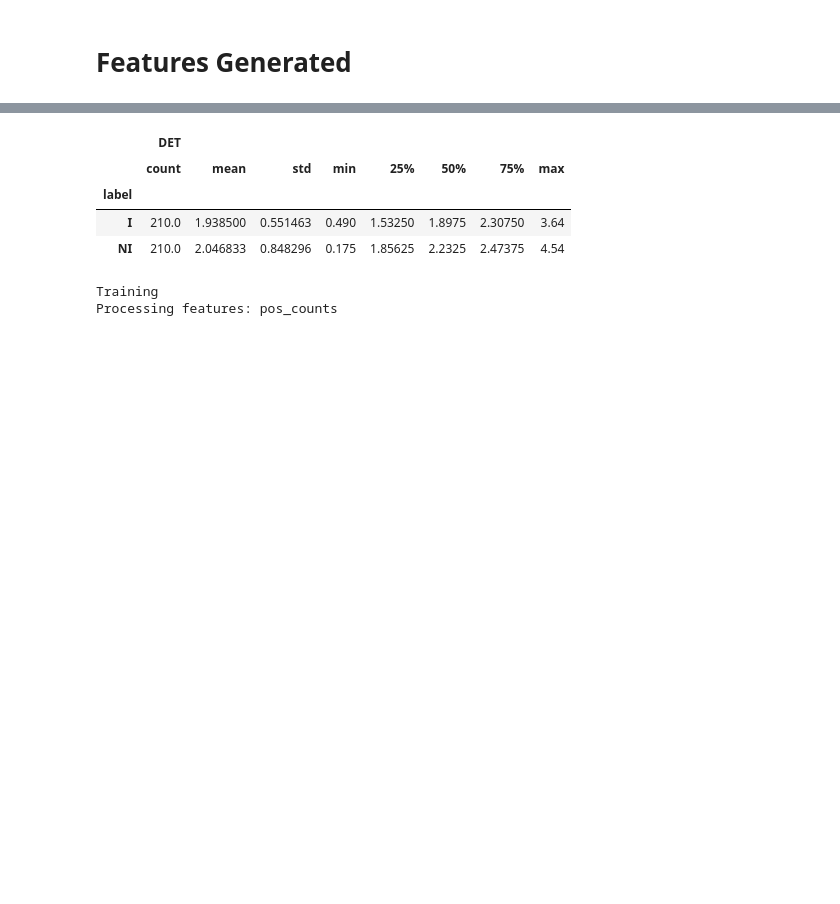
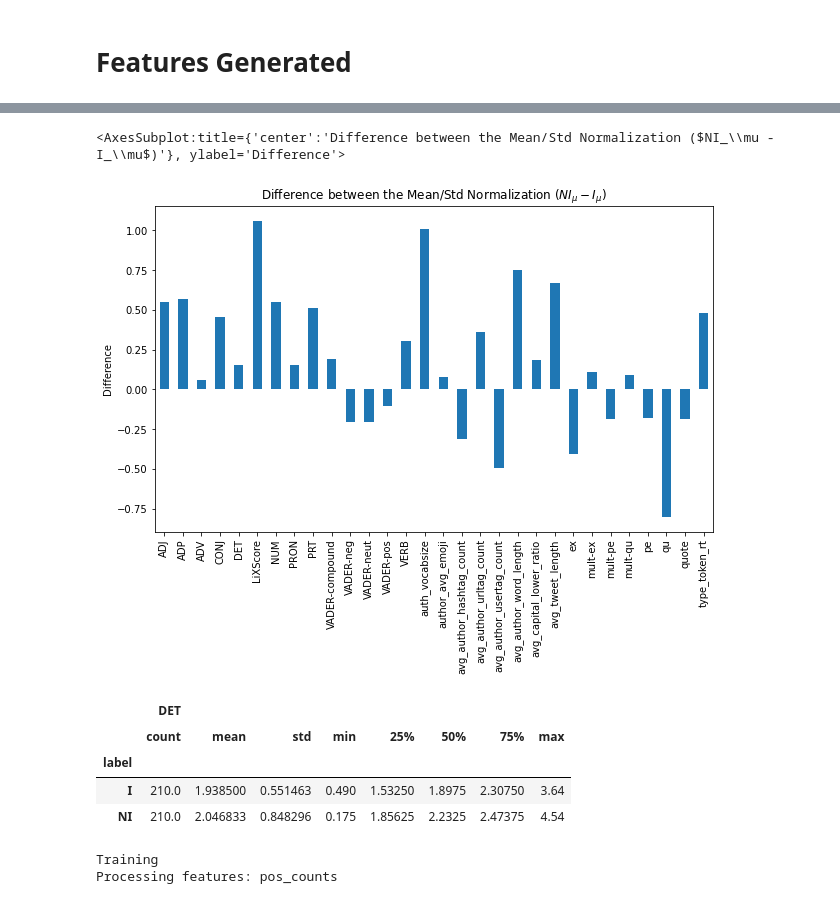
Before and after one commit to tfnribeiro/zenodo-PAN22-aut-prof-irony-stereotype, a Jupyter notebook: Data Analysis.ipynb, the cells around one changed output, grey strips where cells are left out. Drawn from its saved outputs; the diff is of its cells as text; code cells hidden in the pictures; blank space fills up the shorter version.

Commit message:
Added template + Data Analysis graphs + Emojis

```diff
--- a/Data Analysis.ipynb
+++ b/Data Analysis.ipynb
@@ -314,8 +365,3 @@ else:
     int_features_df = int_features_df.rename(columns={'Unnamed: 0':'File'})
     int_features_df = int_features_df.set_index("File")
     int_features_df
-# %%
-int_features_df = pd.read_csv('pd_X_features.csv')
-int_features_df = int_features_df.rename(columns={'Unnamed: 0':'File'})
-int_features_df = int_features_df.set_index("File")
-int_features_df
@@ -336,3 +388,12 @@ array([[ 6.245     ,  0.27565659,  3.89671154, ...,  0.285     ,
+# %%
+normalize_df = (int_features_df-int_features_df.mean())/int_features_df.std()
+# %%
+differance = normalize_df[int_features_df.label == 'NI'].mean() - normalize_df[int_features_df.label == 'I'].mean()
+# %%
+differance.plot.bar(title=f"Difference between the Mean/Std Normalization ($NI_\mu - I_\mu$)", ylabel='Difference', figsize=(10,6))
+# %% [output]
+<AxesSubplot:title={'center':'Difference between the Mean/Std Normalization ($NI_\\mu - I_\\mu$)'}, ylabel='Difference'>
+[figure, added]
 # %%
 int_features_df.loc['c75bc1b6dd7d283e1ff17a2a8a512a76']
 # %%
```
Also changed, not shown: parts of 11 cells of this notebook, 28 other files.
